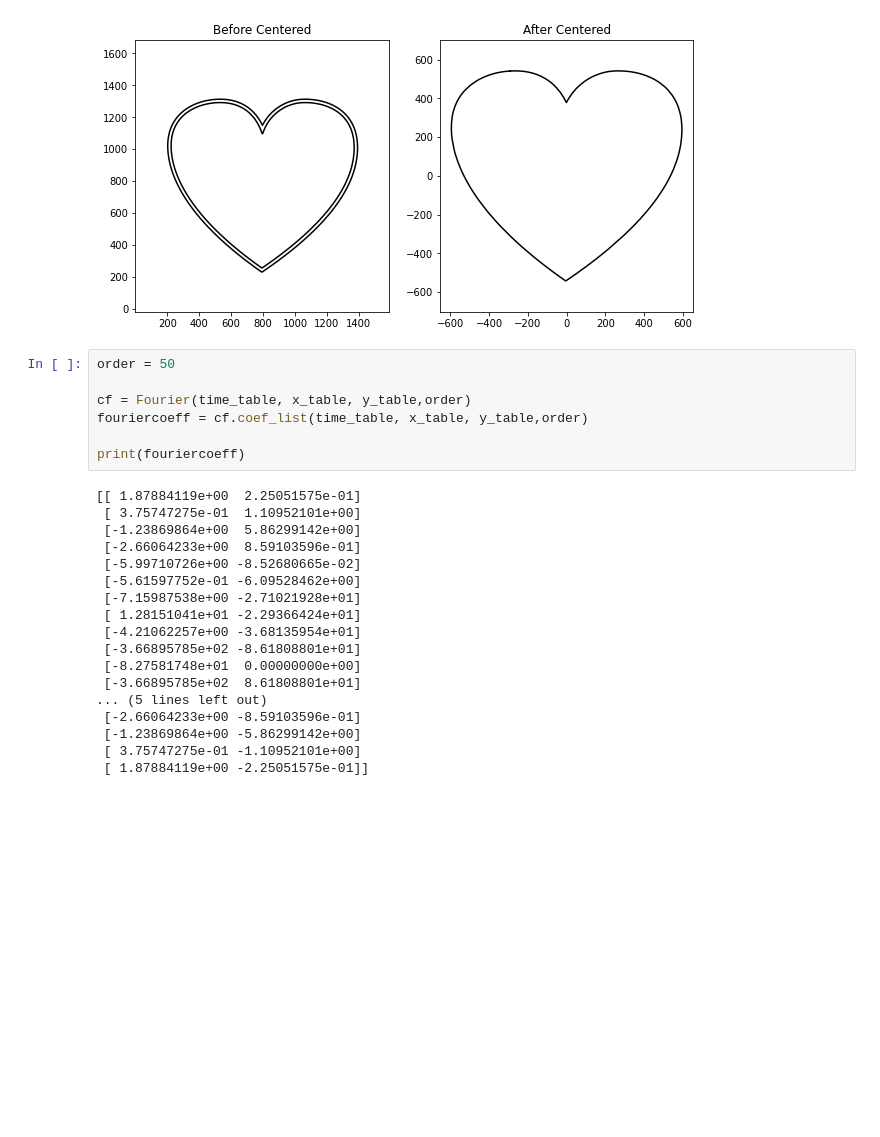
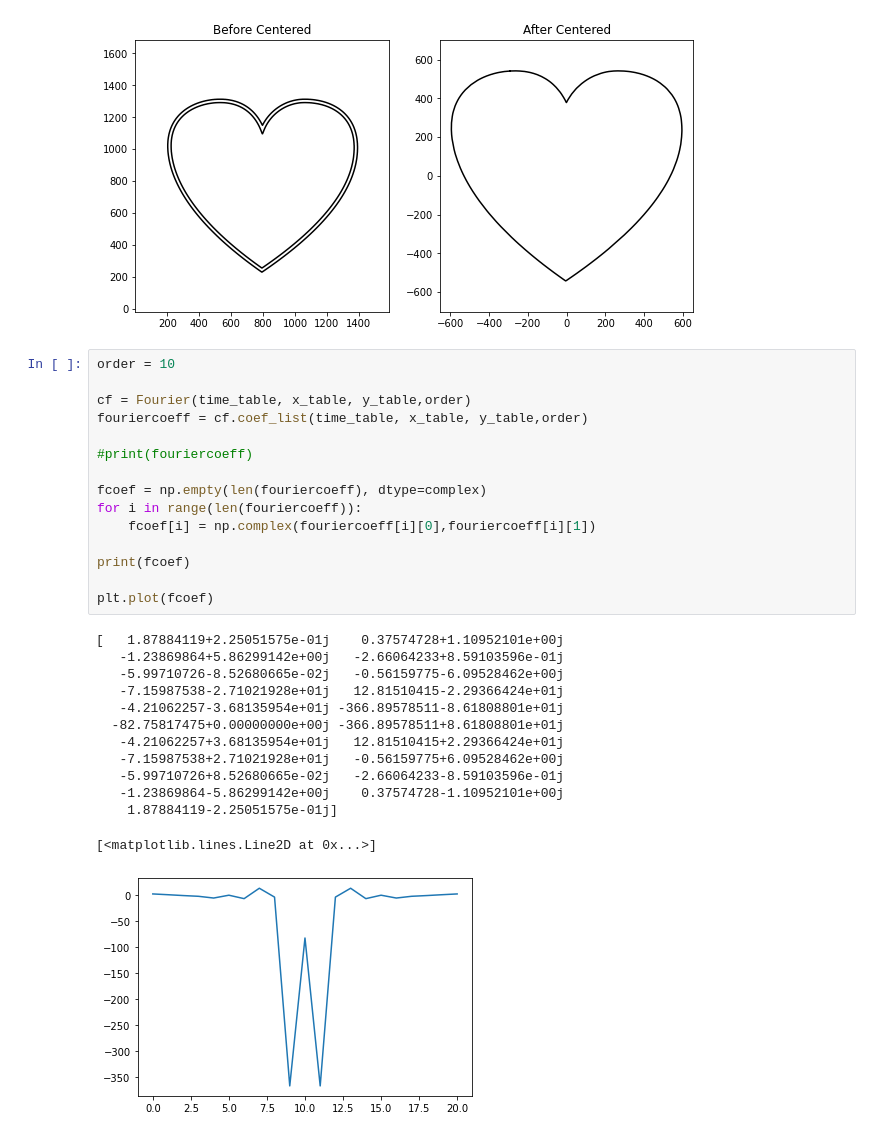
Before and after one commit to Paul30hub/Fourier_transform_drawing, a Jupyter notebook: Package/Fourier.ipynb, the cells around one changed output. Cells and saved outputs as stored; diff of their text form; blank space fills up the shorter version.

```diff
--- a/Package/Fourier.ipynb
+++ b/Package/Fourier.ipynb
@@ -18,27 +19,31 @@ print(time_table, x_table, y_table)
  540.79956871]
 [figure]
 # %%
-order = 50
+order = 10
 
 cf = Fourier(time_table, x_table, y_table,order)
 fouriercoeff = cf.coef_list(time_table, x_table, y_table,order)
 
-print(fouriercoeff)
+#print(fouriercoeff)
+
+fcoef = np.empty(len(fouriercoeff), dtype=complex)
+for i in range(len(fouriercoeff)):
+    fcoef[i] = np.complex(fouriercoeff[i][0],fouriercoeff[i][1])
+
+print(fcoef)
+
+plt.plot(fcoef)
 # %% [output]
-[[ 1.87884119e+00  2.25051575e-01]
- [ 3.75747275e-01  1.10952101e+00]
- [-1.23869864e+00  5.86299142e+00]
- [-2.66064233e+00  8.59103596e-01]
- [-5.99710726e+00 -8.52680665e-02]
- [-5.61597752e-01 -6.09528462e+00]
- [-7.15987538e+00 -2.71021928e+01]
- [ 1.28151041e+01 -2.29366424e+01]
- [-4.21062257e+00 -3.68135954e+01]
- [-3.66895785e+02 -8.61808801e+01]
- [-8.27581748e+01  0.00000000e+00]
- [-3.66895785e+02  8.61808801e+01]
-... (5 lines left out)
- [-2.66064233e+00 -8.59103596e-01]
- [-1.23869864e+00 -5.86299142e+00]
- [ 3.75747275e-01 -1.10952101e+00]
- [ 1.87884119e+00 -2.25051575e-01]]
+[   1.87884119+2.25051575e-01j    0.37574728+1.10952101e+00j
+   -1.23869864+5.86299142e+00j   -2.66064233+8.59103596e-01j
+   -5.99710726-8.52680665e-02j   -0.56159775-6.09528462e+00j
+   -7.15987538-2.71021928e+01j   12.81510415-2.29366424e+01j
+   -4.21062257-3.68135954e+01j -366.89578511-8.61808801e+01j
+  -82.75817475+0.00000000e+00j -366.89578511+8.61808801e+01j
+   -4.21062257+3.68135954e+01j   12.81510415+2.29366424e+01j
+   -7.15987538+2.71021928e+01j   -0.56159775+6.09528462e+00j
+   -5.99710726+8.52680665e-02j   -2.66064233-8.59103596e-01j
+   -1.23869864-5.86299142e+00j    0.37574728-1.10952101e+00j
+    1.87884119-2.25051575e-01j]
+[<matplotlib.lines.Line2D at 0x...>]
+[figure, added]
```
Also changed, not shown: parts of 2 cells of this notebook.
